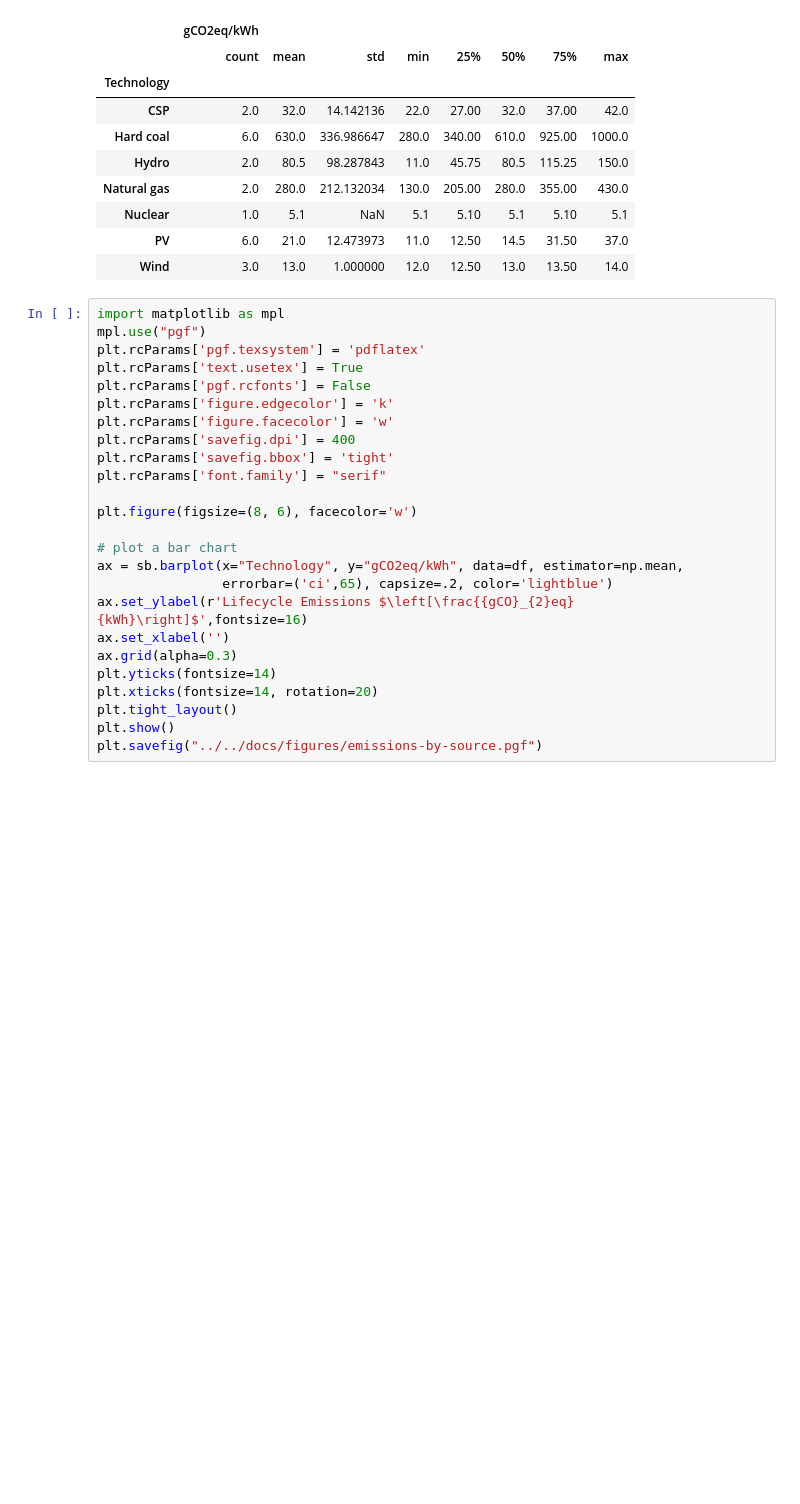
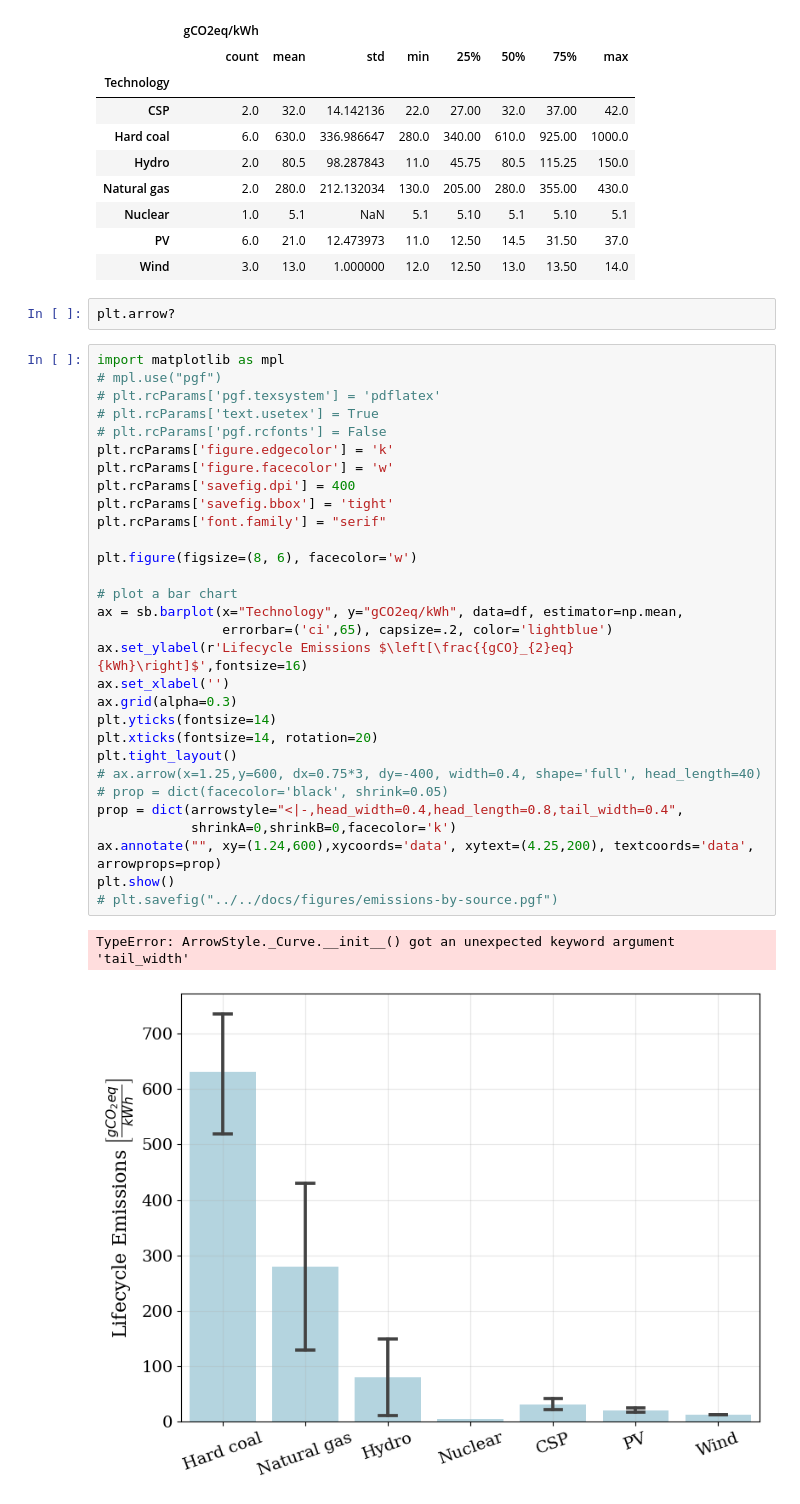
Before and after one commit to samgdotson/2023-dotson-prelim, a Jupyter notebook: analysis/pres-plots/emissions-by-source.ipynb, the cells around one changed output. Drawn from its saved outputs; the diff is of its cells as text; blank space fills up the shorter version.

```diff
--- a/analysis/pres-plots/emissions-by-source.ipynb
+++ b/analysis/pres-plots/emissions-by-source.ipynb
@@ -19,28 +19,38 @@ df.groupby(by='Technology').describe()
 | Nuclear | 1.0 | 5.1 | NaN | 5.1 | 5.10 | 5.1 | 5.10 | 5.1 |
 | PV | 6.0 | 21.0 | 12.473973 | 11.0 | 12.50 | 14.5 | 31.50 | 37.0 |
 | Wind | 3.0 | 13.0 | 1.000000 | 12.0 | 12.50 | 13.0 | 13.50 | 14.0 |
+# %%
+plt.arrow?
 # %%
 import matplotlib as mpl
-mpl.use("pgf")
-plt.rcParams['pgf.texsystem'] = 'pdflatex'
-plt.rcParams['text.usetex'] = True
-plt.rcParams['pgf.rcfonts'] = False
+# mpl.use("pgf")
+# plt.rcParams['pgf.texsystem'] = 'pdflatex'
+# plt.rcParams['text.usetex'] = True
+# plt.rcParams['pgf.rcfonts'] = False
 plt.rcParams['figure.edgecolor'] = 'k'
 plt.rcParams['figure.facecolor'] = 'w'
 plt.rcParams['savefig.dpi'] = 400
 plt.rcParams['savefig.bbox'] = 'tight'
 plt.rcParams['font.family'] = "serif"
 
 plt.figure(figsize=(8, 6), facecolor='w')
 
 # plot a bar chart
 ax = sb.barplot(x="Technology", y="gCO2eq/kWh", data=df, estimator=np.mean,
                 errorbar=('ci',65), capsize=.2, color='lightblue')
 ax.set_ylabel(r'Lifecycle Emissions $\left[\frac{{gCO}_{2}eq}{kWh}\right]$',fontsize=16)
 ax.set_xlabel('')
 ax.grid(alpha=0.3)
 plt.yticks(fontsize=14)
 plt.xticks(fontsize=14, rotation=20)
 plt.tight_layout()
+# ax.arrow(x=1.25,y=600, dx=0.75*3, dy=-400, width=0.4, shape='full', head_length=40)
+# prop = dict(facecolor='black', shrink=0.05)
+prop = dict(arrowstyle="<|-,head_width=0.4,head_length=0.8,tail_width=0.4",
+            shrinkA=0,shrinkB=0,facecolor='k')
+ax.annotate("", xy=(1.24,600),xycoords='data', xytext=(4.25,200), textcoords='data', arrowprops=prop)
 plt.show()
-plt.savefig("../../docs/figures/emissions-by-source.pgf")
+# plt.savefig("../../docs/figures/emissions-by-source.pgf")
+# %% [output]
+TypeError: ArrowStyle._Curve.__init__() got an unexpected keyword argument 'tail_width'
+[figure, added]
```
Also changed, not shown: 13 other files.
